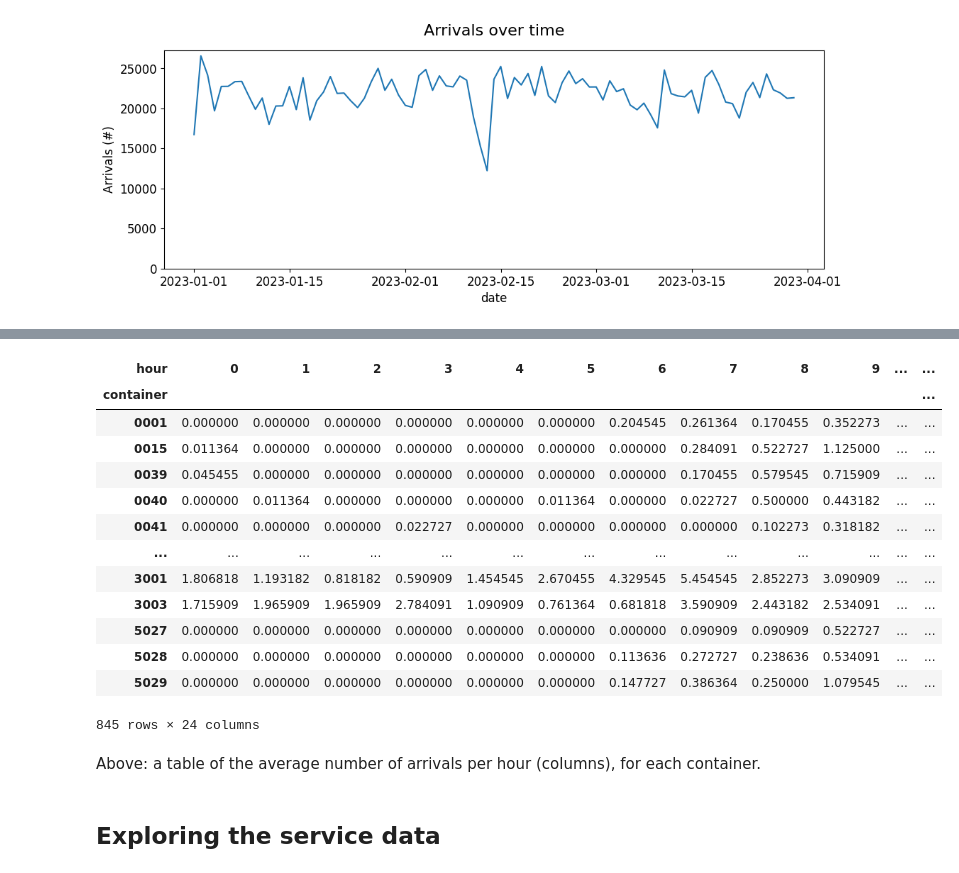
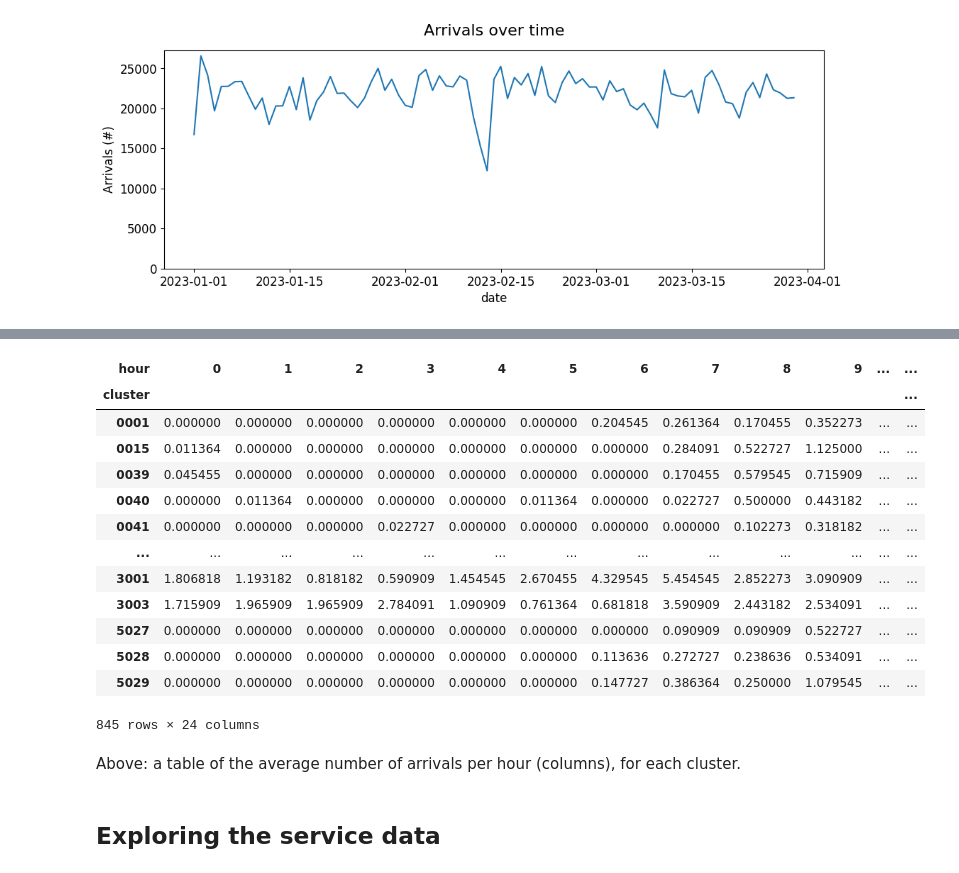
Before and after one commit to N-Wouda/Urban-Waste-Collection, a Jupyter notebook: notebooks/exploratory_analysis.ipynb, the cells around one changed output, grey strips where cells are left out. Drawn from its saved outputs; the diff is of its cells as text; code cells hidden in the pictures.

```diff
--- a/notebooks/exploratory_analysis.ipynb
+++ b/notebooks/exploratory_analysis.ipynb
@@ -31,7 +27,7 @@ Luckily `pandas` offers helpful tools for working with SQL data.
 # %%
 with sqlite3.connect("data/waste.db") as con:
     locations = pd.read_sql("SELECT * FROM locations", con)
-    containers = pd.read_sql("SELECT * FROM containers", con)
+    clusters = pd.read_sql("SELECT * FROM clusters", con)
     arrivals = pd.read_sql("SELECT * FROM arrivals", con, parse_dates=['date'])
     services = pd.read_sql("SELECT * FROM services", con, parse_dates=['date'])
 # %%
@@ -79,12 +75,12 @@ Above: arrivals by hour over all containers (aggregate).
 # %%
-groups = [arrivals.container, arrivals.date.dt.hour]
+groups = [arrivals.cluster, arrivals.date.dt.hour]
 per_hour = arrivals.date.groupby(groups).count().unstack(-1).fillna(0)
 per_hour /= (arrivals.date.max() - arrivals.date.min()).days
 per_hour.columns.rename('hour', inplace=True)
 per_hour
 # %% [output]
 | hour | 0 | 1 | 2 | 3 | 4 | 5 | 6 | 7 | 8 | 9 | ... | ... |
-| container |  |  |  |  |  |  |  |  |  |  |  | ... |
+| cluster |  |  |  |  |  |  |  |  |  |  |  | ... |
 | 0001 | 0.000000 | 0.000000 | 0.000000 | 0.000000 | 0.000000 | 0.000000 | 0.204545 | 0.261364 | 0.170455 | 0.352273 | ... | ... |
 | 0015 | 0.011364 | 0.000000 | 0.000000 | 0.000000 | 0.000000 | 0.000000 | 0.000000 | 0.284091 | 0.522727 | 1.125000 | ... | ... |
 | 0039 | 0.045455 | 0.000000 | 0.000000 | 0.000000 | 0.000000 | 0.000000 | 0.000000 | 0.170455 | 0.579545 | 0.715909 | ... | ... |
@@ -98,7 +94,7 @@ per_hour
 | 5029 | 0.000000 | 0.000000 | 0.000000 | 0.000000 | 0.000000 | 0.000000 | 0.147727 | 0.386364 | 0.250000 | 1.079545 | ... | ... |
 845 rows × 24 columns
 # %% [markdown]
-Above: a table of the average number of arrivals per hour (columns), for each container.
+Above: a table of the average number of arrivals per hour (columns), for each cluster.
 # %% [markdown]
 ## Exploring the service data
 # %%
```
Also changed, not shown: parts of 14 cells of this notebook, 54 other files.
